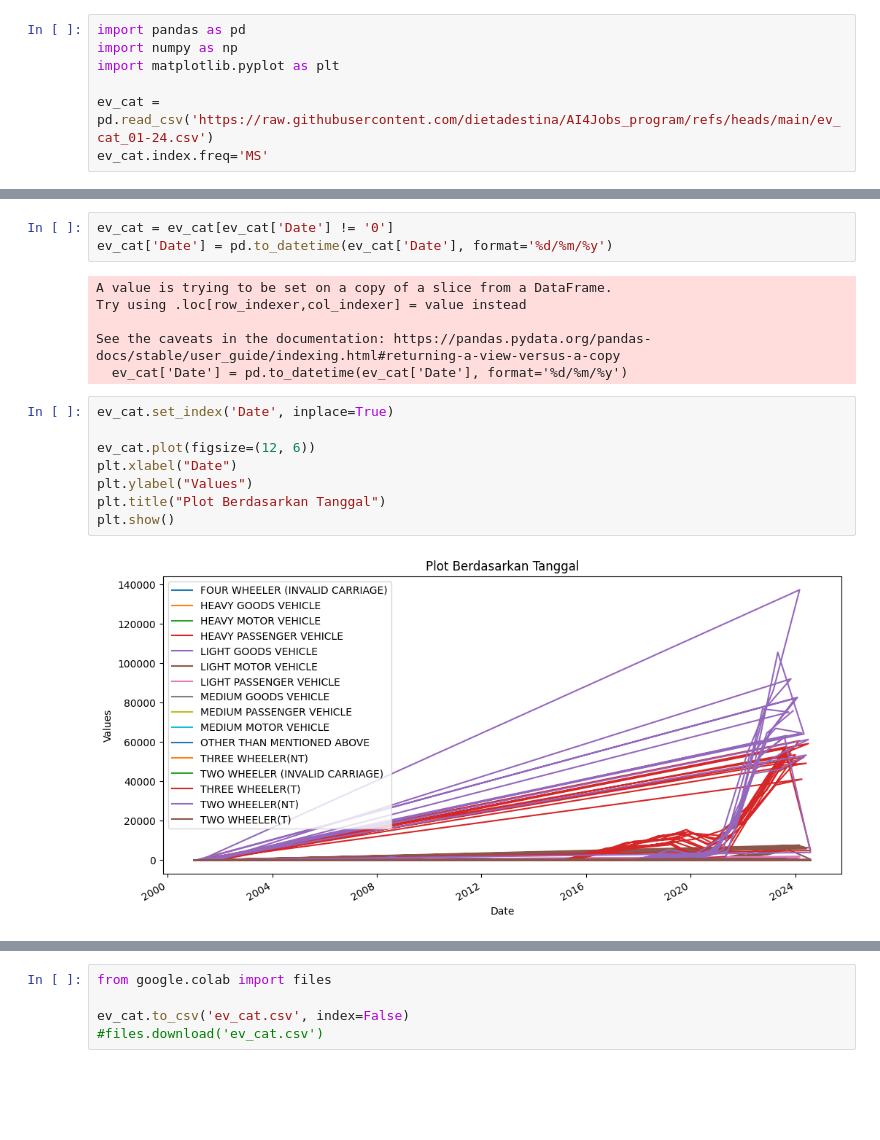
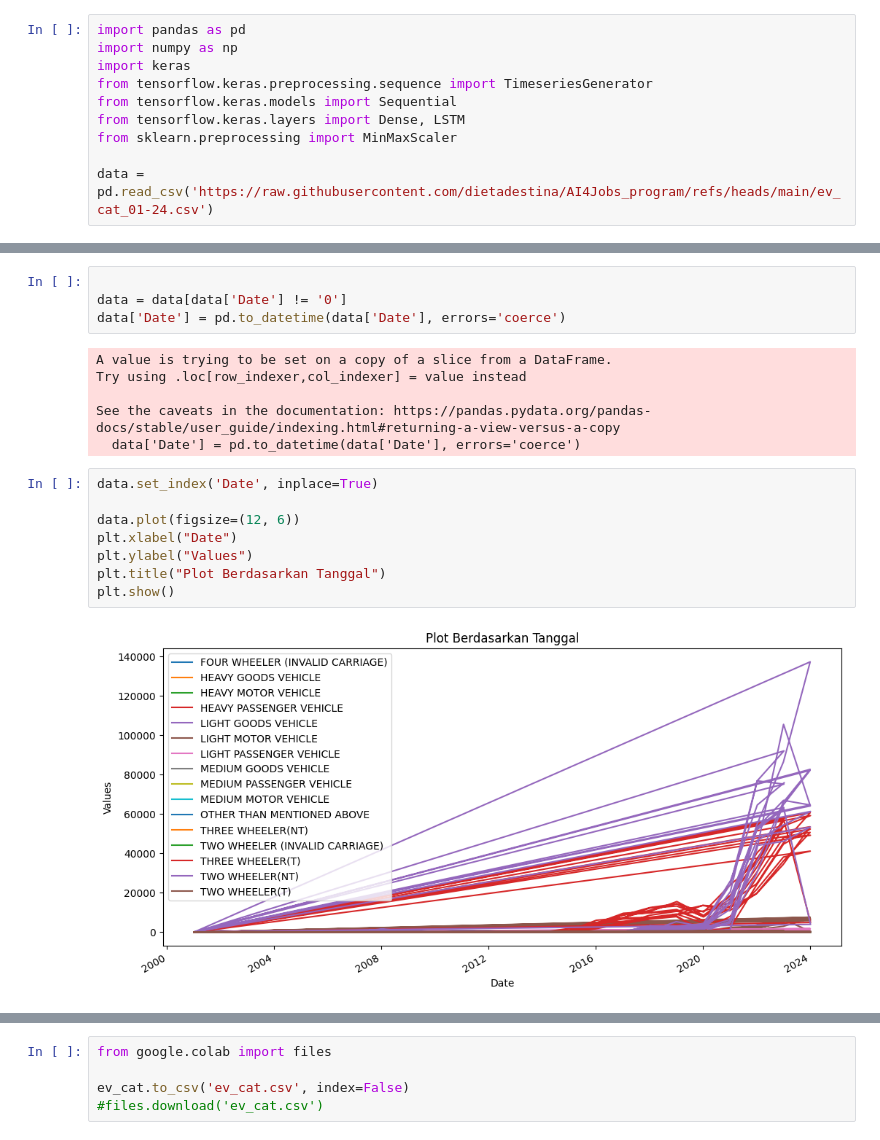
Before and after one commit to dietadestina/PA_EVCast, a Jupyter notebook: data_ev_cat.ipynb, the cells around one changed output, grey strips where cells are left out. Drawn from its saved outputs; the diff is of its cells as text; blank space fills up the shorter version.

```diff
--- a/data_ev_cat.ipynb
+++ b/data_ev_cat.ipynb
@@ -3,7 +3,10 @@
 # %%
 import pandas as pd
 import numpy as np
-import matplotlib.pyplot as plt
+import keras
+from tensorflow.keras.preprocessing.sequence import TimeseriesGenerator
+from tensorflow.keras.models import Sequential
+from tensorflow.keras.layers import Dense, LSTM
+from sklearn.preprocessing import MinMaxScaler
 
-ev_cat = pd.read_csv('https://raw.githubusercontent.com/dietadestina/AI4Jobs_program/refs/heads/main/ev_cat_01-24.csv')
-ev_cat.index.freq='MS'
+data = pd.read_csv('https://raw.githubusercontent.com/dietadestina/AI4Jobs_program/refs/heads/main/ev_cat_01-24.csv')
@@ -61,22 +64,23 @@ ev_cat.describe()
 | 50% | 0.000000 | 0.000000 | 0.000000 | 0.000000 | ... |
 | 75% | 0.000000 | 1.000000 | 1.000000 | 1.250000 | ... |
 | max | 10.000000 | 183.000000 | 6.000000 | 543.000000 | ... |
-# %%
-ev_cat = ev_cat[ev_cat['Date'] != '0']
-ev_cat['Date'] = pd.to_datetime(ev_cat['Date'], format='%d/%m/%y')
-# %% [output]
-A value is trying to be set on a copy of a slice from a DataFrame.
-Try using .loc[row_indexer,col_indexer] = value instead
-
-See the caveats in the documentation: https://pandas.pydata.org/pandas-docs/stable/user_guide/indexing.html#returning-a-view-versus-a-copy
-  ev_cat['Date'] = pd.to_datetime(ev_cat['Date'], format='%d/%m/%y')
+# %%
+
+data = data[data['Date'] != '0']
+data['Date'] = pd.to_datetime(data['Date'], errors='coerce')
+# %% [output]
+A value is trying to be set on a copy of a slice from a DataFrame.
+Try using .loc[row_indexer,col_indexer] = value instead
+
+See the caveats in the documentation: https://pandas.pydata.org/pandas-docs/stable/user_guide/indexing.html#returning-a-view-versus-a-copy
+  data['Date'] = pd.to_datetime(data['Date'], errors='coerce')
 # %%
-ev_cat.set_index('Date', inplace=True)
+data.set_index('Date', inplace=True)
 
-ev_cat.plot(figsize=(12, 6))
+data.plot(figsize=(12, 6))
 plt.xlabel("Date")
 plt.ylabel("Values")
 plt.title("Plot Berdasarkan Tanggal")
 plt.show()
 # %% [output]
-[figure, old version]
+[figure, new version]
```
Also changed, not shown: parts of 22 cells of this notebook.
